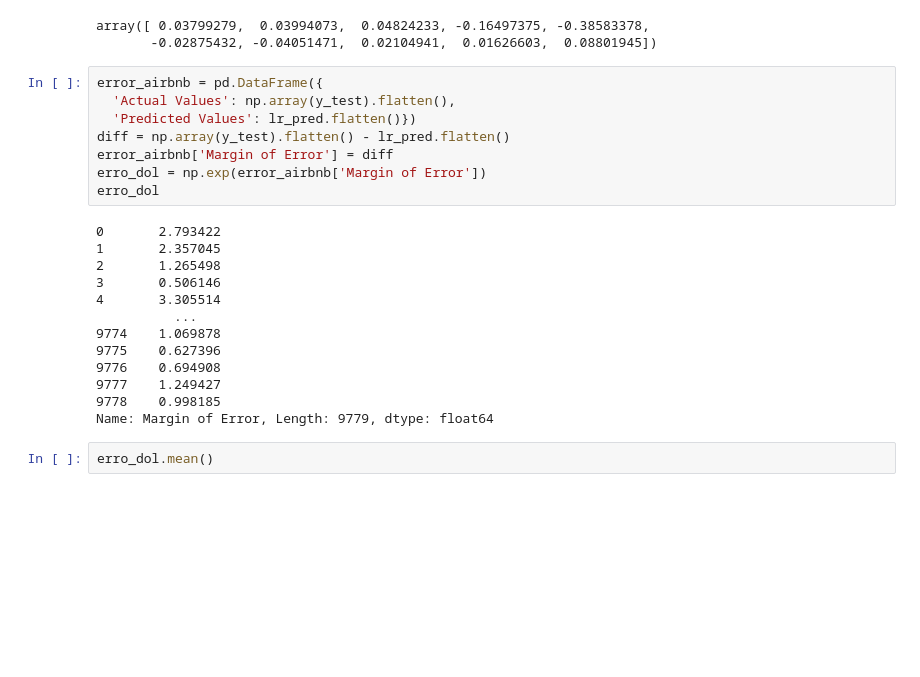
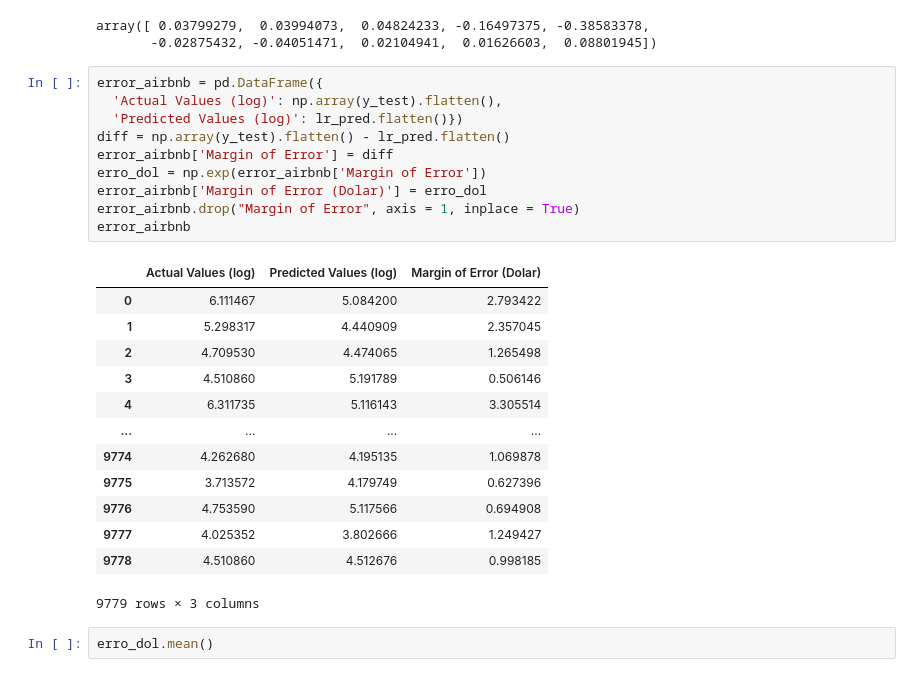
Before and after one commit to caiocmb7/MachineLearning-DS, a Jupyter notebook: ICA/HW1/Final/Homework_1_ICA_Parte_2.ipynb, the cells around one changed output. Saved outputs shown, nothing was run; the diff lists cells and outputs as text; blank space fills up the shorter version.

```diff
--- a/ICA/HW1/Final/Homework_1_ICA_Parte_2.ipynb
+++ b/ICA/HW1/Final/Homework_1_ICA_Parte_2.ipynb
@@ -233,25 +233,28 @@ array([ 0.03799279,  0.03994073,  0.04824233, -0.16497375, -0.38583378,
        -0.02875432, -0.04051471,  0.02104941,  0.01626603,  0.08801945])
 # %%
 error_airbnb = pd.DataFrame({
-  'Actual Values': np.array(y_test).flatten(),
-  'Predicted Values': lr_pred.flatten()})
+  'Actual Values (log)': np.array(y_test).flatten(),
+  'Predicted Values (log)': lr_pred.flatten()})
 diff = np.array(y_test).flatten() - lr_pred.flatten()
 error_airbnb['Margin of Error'] = diff
 erro_dol = np.exp(error_airbnb['Margin of Error'])
-erro_dol
+error_airbnb['Margin of Error (Dolar)'] = erro_dol
+error_airbnb.drop("Margin of Error", axis = 1, inplace = True)
+error_airbnb
 # %% [output]
+|  | Actual Values (log) | Predicted Values (log) | Margin of Error (Dolar) |
+| 0 | 6.111467 | 5.084200 | 2.793422 |
+| 1 | 5.298317 | 4.440909 | 2.357045 |
+| 2 | 4.709530 | 4.474065 | 1.265498 |
+| 3 | 4.510860 | 5.191789 | 0.506146 |
+| 4 | 6.311735 | 5.116143 | 3.305514 |
+| ... | ... | ... | ... |
+| 9774 | 4.262680 | 4.195135 | 1.069878 |
+| 9775 | 3.713572 | 4.179749 | 0.627396 |
+| 9776 | 4.753590 | 5.117566 | 0.694908 |
+| 9777 | 4.025352 | 3.802666 | 1.249427 |
+| 9778 | 4.510860 | 4.512676 | 0.998185 |
-0       2.793422
-1       2.357045
-2       1.265498
-3       0.506146
-4       3.305514
-          ...
-9774    1.069878
-9775    0.627396
-9776    0.694908
-9777    1.249427
-9778    0.998185
-Name: Margin of Error, Length: 9779, dtype: float64
+9779 rows × 3 columns
 # %%
 erro_dol.mean()
 # %% [output]
```
